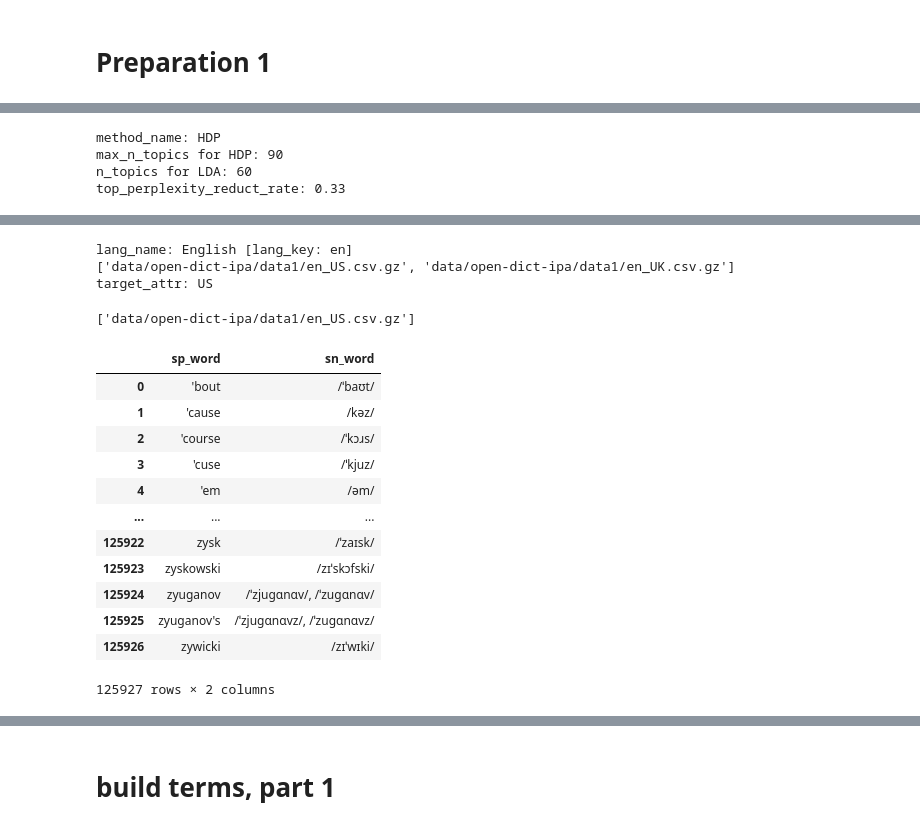
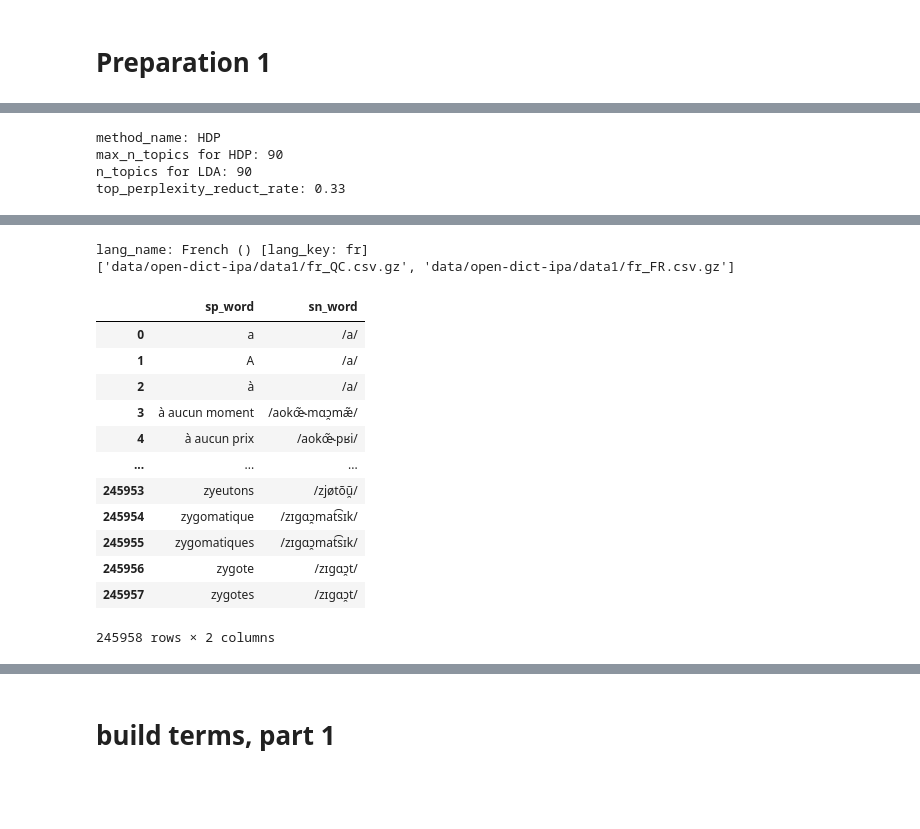
Before and after one commit to kow-k/HDP-spell-sound-analyzer, a Jupyter notebook: HDP-spell-sound-pair-analyzer.ipynb, the cells around one changed output, grey strips where cells are left out. Saved outputs shown, nothing was run; the diff lists cells and outputs as text; code cells hidden in the pictures; blank space fills up the shorter version.

```diff
--- a/HDP-spell-sound-pair-analyzer.ipynb
+++ b/HDP-spell-sound-pair-analyzer.ipynb
@@ -75,7 +79,7 @@ min_bot_size = 1
 use_HDP       = True
 max_n_topics  = 90 # Large values often fail on pyLDAvis with "Not all rows sum = 1" error
 ## LDA
-n_topics  = round(max_n_topics * 0.67) # 精度にはあまり影響しない？
+n_topics  = max_n_topics # 精度にはあまり影響しない？
 if use_HDP:
     method_name  = "HDP" # non-executive variable to be used in file names
 else:
@@ -90,7 +94,7 @@ print(f"top_perplexity_reduct_rate: {top_perplexity_reduct_rate}")
 # %% [output]
 method_name: HDP
 max_n_topics for HDP: 90
-n_topics for LDA: 60
+n_topics for LDA: 90
 top_perplexity_reduct_rate: 0.33
 # %%
 ## get data
@@ -127,60 +131,62 @@ files
  'data/open-dict-ipa/data1a/de_non_N_only.csv.gz']
 # %%
 ## select language and file
-lang_names = {  'en' : 'English',
+lang_names = {  'ar' : 'Arabic',
                 'de' : 'German',
-                'fr' : 'French'
+                'en' : 'English',
+                'es' : 'Spanish',
+                'fr' : 'French',
+                'sw' : 'Swahili'
             }
 #
-lang_keys = [ 'en', 'de', 'fr' ]
-lang_key = lang_keys[0]
+lang_keys = [ 'ar', 'de', 'en', 'es', 'fr', 'sw' ]
+lang_key  = lang_keys[-2]
 lang_name = lang_names[lang_key]
-print(f"lang_name: {lang_name} [lang_key: {lang_key}]")
+lang_attr = ""
+print(f"lang_name: {lang_name} ({lang_attr}) [lang_key: {lang_key}]")
 #
 files = [ file for file in files if f"/{lang_key}" in file ]
 print(files)
-#
-target_attr = "US"
-if len(target_attr) > 0:
-    print(f"target_attr: {target_attr}")
-    selected_files = [ file for file in files if target_attr in file ]
+if len(lang_attr) > 0:
+    print(f"lang_attr: {lang_attr}")
+    selected_files = [ file for file in files if lang_attr in file ]
 else:
     selected_files = files
 selected_files
+if len(selected_files) == 0:
+    exit()
 # %% [output]
-lang_name: English [lang_key: en]
-['data/open-dict-ipa/data1/en_US.csv.gz', 'data/open-dict-ipa/data1/en_UK.csv.gz']
-target_attr: US
+lang_name: French () [lang_key: fr]
+['data/open-dict-ipa/data1/fr_QC.csv.gz', 'data/open-dict-ipa/data1/fr_FR.csv.gz']
-['data/open-dict-ipa/data1/en_US.csv.gz']
 # %%
 ## build data from files
 import re, unicodedata
 import pandas as pd
 check = False
+target_file = selected_files[0]
 col_names = [ 'sp_word', 'sn_word' ]
-for j, target_file in enumerate(selected_files):
-    if target_file.endswith(".gz"):
-        with gzip.open(target_file, "rt") as f:
-            raw_df = pd.read_csv(f, encoding = 'utf8', header = None, names = col_names )
-    else:
-        with open(target_file, "rt") as f:
-            raw_df = pd.read_csv(f, encoding = 'utf8', header = None, names = col_names )
+if target_file.endswith(".gz"):
+    with gzip.open(target_file, "rt") as f:
+        raw_df = pd.read_csv(f, encoding = 'utf8', header = None, names = col_names )
+else:
+    with open(target_file, "rt") as f:
+        raw_df = pd.read_csv(f, encoding = 'utf8', header = None, names = col_names )
 #
 raw_df
 # %% [output]
 |  | sp_word | sn_word |
-| 0 | 'bout | /ˈbaʊt/ |
-| 1 | 'cause | /kəz/ |
-| 2 | 'course | /ˈkɔɹs/ |
-| 3 | 'cuse | /ˈkjuz/ |
-| 4 | 'em | /əm/ |
+| 0 | a | /a/ |
+| 1 | A | /a/ |
+| 2 | à | /a/ |
+| 3 | à aucun moment | /aokœ̃˞mɑɔ̯mæ̃/ |
+| 4 | à aucun prix | /aokœ̃˞pʁi/ |
 | ... | ... | ... |
-| 125922 | zysk | /ˈzaɪsk/ |
-| 125923 | zyskowski | /zɪˈskɔfski/ |
-| 125924 | zyuganov | /ˈzjuɡɑnɑv/, /ˈzuɡɑnɑv/ |
-| 125925 | zyuganov's | /ˈzjuɡɑnɑvz/, /ˈzuɡɑnɑvz/ |
-| 125926 | zywicki | /zɪˈwɪki/ |
+| 245953 | zyeutons | /zjøtõũ̯/ |
+| 245954 | zygomatique | /zɪgɑɔ̯mat͡sɪk/ |
+| 245955 | zygomatiques | /zɪgɑɔ̯mat͡sɪk/ |
+| 245956 | zygote | /zɪgɑɔ̯t/ |
+| 245957 | zygotes | /zɪgɑɔ̯t/ |
-125927 rows × 2 columns
+245958 rows × 2 columns
 # %%
 ## modify spell
 raw_df['sp_word'] = raw_df['sp_word'].apply(lambda x: unicodedata.normalize('NFC', str(x)))
```
Also changed, not shown: parts of 47 cells of this notebook.
